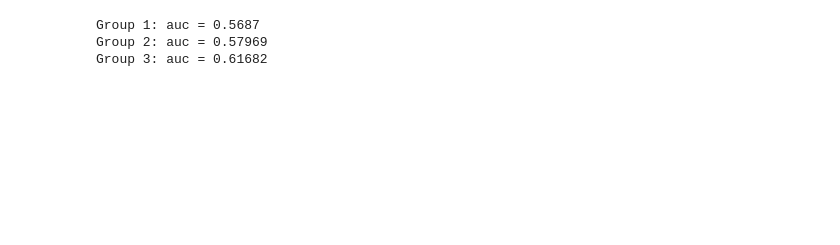
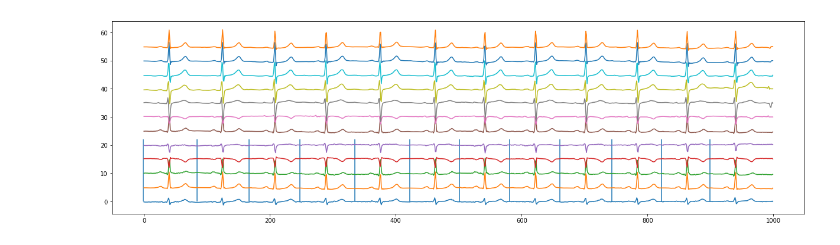
Before and after one commit to xiaowen-t/ECG-challenge, a Jupyter notebook: prediction.ipynb, the cells around one changed output. Drawn from its saved outputs; the diff is of its cells as text; code cells hidden in the pictures; blank space fills up the shorter version.

```diff
--- a/prediction.ipynb
+++ b/prediction.ipynb
@@ -49,28 +48,15 @@ def preprocess_signals(X_train, X_validation, X_test, outputfolder):
-# %%
-def train(X_train,y_train, X_val, y_val):
-    input_shape = X_train[0].shape
-    model = WaveletModel('wm', 1, 100, 'outputs/', input_shape)
-    model.fit(X_train,y_train, X_val, y_val)
-    return model
-
-df = pd.read_csv('data/mi_df.csv').reset_index(drop=True)
-X = load_raw_data_ptbxl(df,100,'data/')
-
-train_val_indicies = df[df['bmi_group'].isna()].index
-X_train_val = X[train_val_indicies.to_list()]
-y_train_val = np.array(df.iloc[train_val_indicies]['MI'])
-X_train, X_val, y_train, y_val = train_test_split(X_train_val, y_train_val, test_size=0.2, random_state=1)
-model = train(X_train,y_train, X_val, y_val)
-# %%
-for group in [1,2,3]:
-    X = load_raw_data_ptbxl(df,100,'data/')
-    test_indicies = df[df['bmi_group']==group].index
-    y_test = np.array(df.iloc[test_indicies]['MI'])
-    X_test = X[test_indicies.to_list()]
-    preds = model.predict(X_test)
-    auc = round(roc_auc_score(y_test, preds, average='macro'),5)
-    print(f"Group {group}: auc = {auc}")
-# %% [output]
-Group 1: auc = 0.5687
-Group 2: auc = 0.57969
-Group 3: auc = 0.61682
+# %%
+fig = plt.figure(figsize=(21,6))
+max_length=0
+for i,lead in enumerate(X[28].T):
+    plt.plot(lead+i*5)
+    if i==0:
+        df, info = nk.ecg_process(lead, sampling_rate=100)
+        peaks = np.array(info['ECG_R_Peaks'])
+        max_length_ = max(peaks[1:]-peaks[:-1])
+        if max_length_ > max_length:
+            max_length=max_length_
+        split_x = peaks-40
+        plt.vlines(x=split_x,ymin=0,ymax=22)
+# %% [output]
+[figure, added]
```
Also changed, not shown: parts of 12 cells of this notebook, 8 other files.
